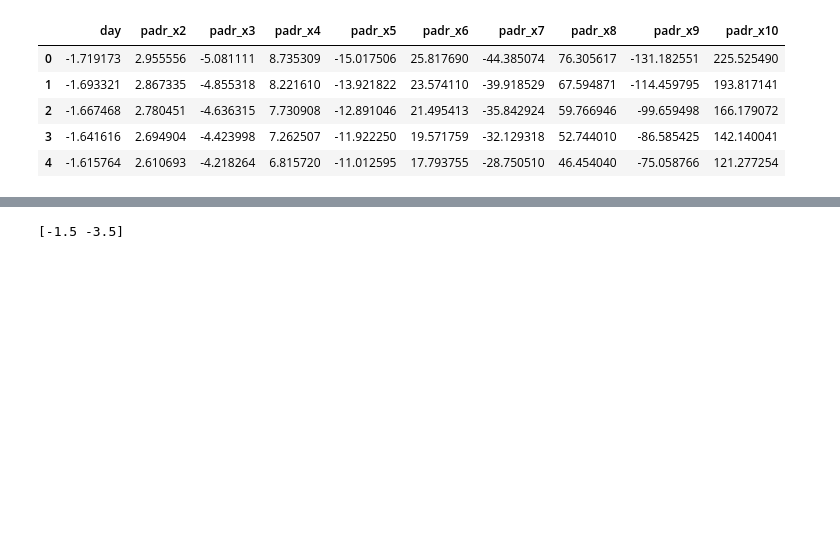
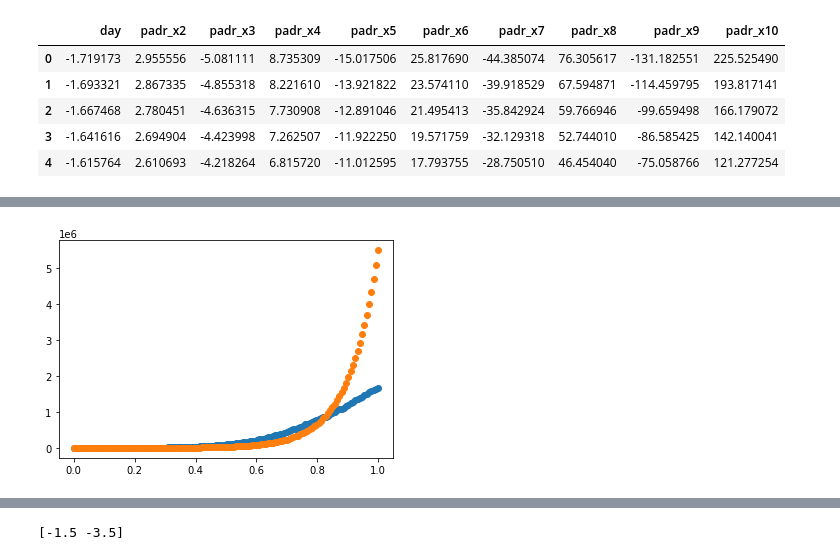
Before and after one commit to PedroOno/ms960, a Jupyter notebook: Projeto 1.ipynb, the cells around one changed output, grey strips where cells are left out. Cells and saved outputs as stored; diff of their text form; code cells hidden in the pictures; blank space fills up the shorter version.

```diff
--- a/Projeto 1.ipynb
+++ b/Projeto 1.ipynb
@@ -118,0 +133,7 @@ plt.show()
+# %%
+predict_Y = np.apply_along_axis(lambda x : np.exp(x), 0,X.dot(theta_norm))
+plt.scatter(df_norm["day"], df["cases"])
+plt.scatter(df_norm["day"], predict_Y)
+plt.show()
+# %% [output]
+[figure, added]
```
Also changed, not shown: parts of 44 cells of this notebook, 3 other files.
